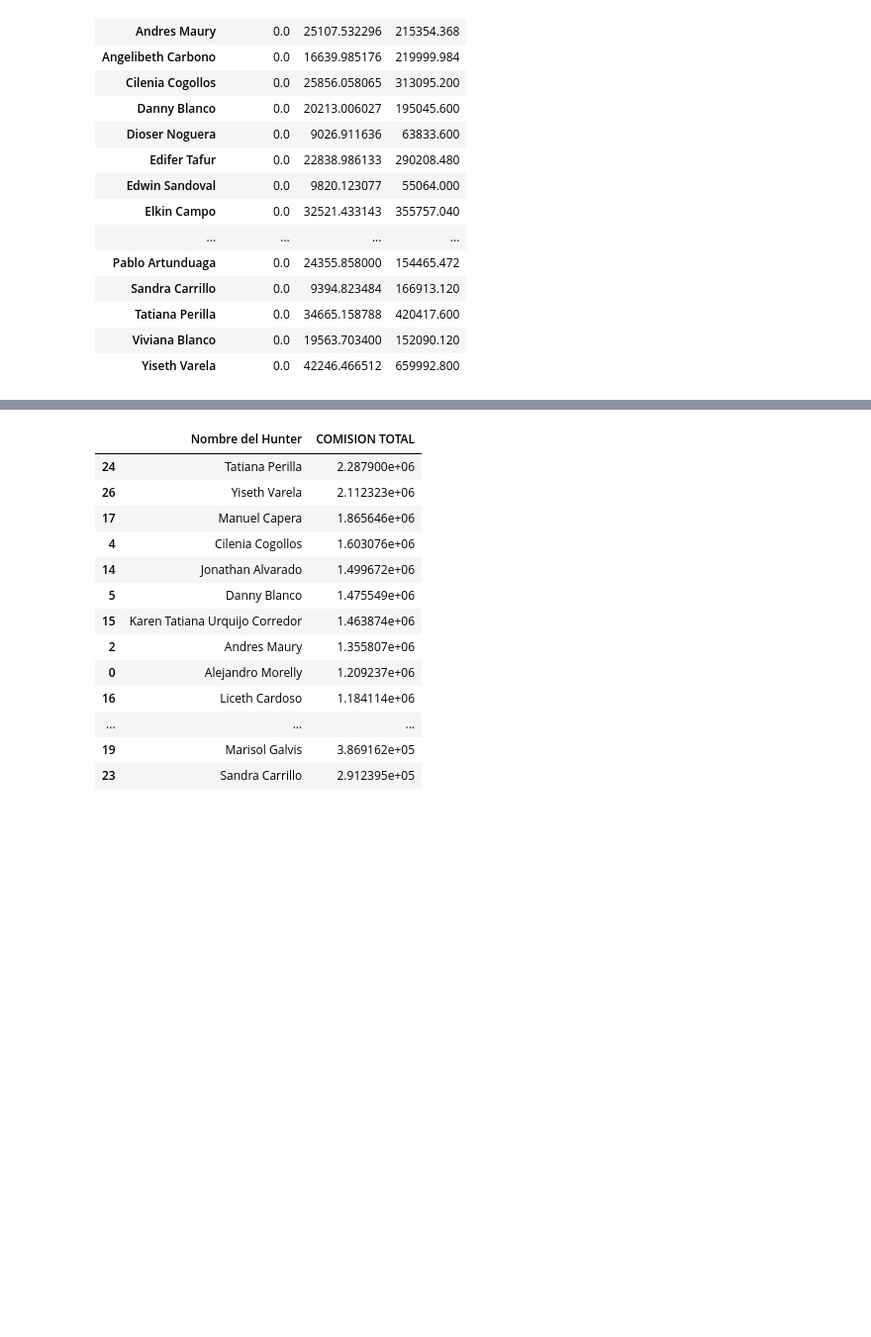
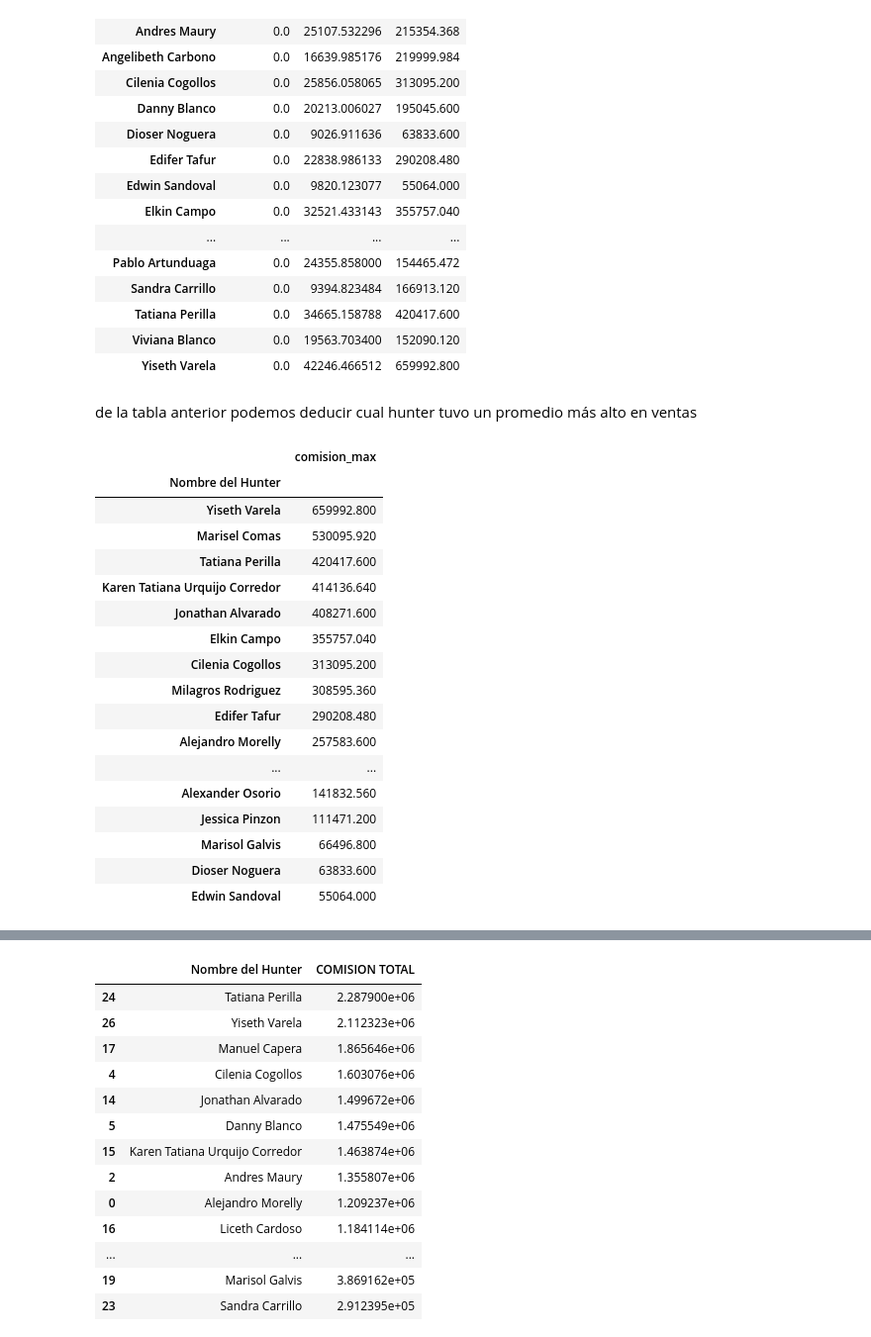
Before and after one commit to AndersonDGueC/data_science_proyects, a Jupyter notebook: frubana/prueba_fruber.ipynb, the cells around one changed output, grey strips where cells are left out. Shown at 99% size. Saved outputs shown, nothing was run; the diff lists cells and outputs as text; code cells hidden in the pictures; blank space fills up the shorter version.

```diff
--- a/frubana/prueba_fruber.ipynb
+++ b/frubana/prueba_fruber.ipynb
@@ -304,3 +304,27 @@ sumary_com_hunt
 | Tatiana Perilla | 0.0 | 34665.158788 | 420417.600 |
 | Viviana Blanco | 0.0 | 19563.703400 | 152090.120 |
 | Yiseth Varela | 0.0 | 42246.466512 | 659992.800 |
+# %% [markdown]
+de la tabla anterior podemos deducir cual hunter tuvo un promedio más alto en ventas
+# %%
+sumary_com_hunt_max=pd.DataFrame({'comision_max':sumary_com_hunt[('COMISION','max')]})
+sumary_com_hunt_max.sort_values(by='comision_max', ascending=False)
+# %% [output]
+|  | comision_max |
+| Nombre del Hunter |  |
+| Yiseth Varela | 659992.800 |
+| Marisel Comas | 530095.920 |
+| Tatiana Perilla | 420417.600 |
+| Karen Tatiana Urquijo Corredor | 414136.640 |
+| Jonathan Alvarado | 408271.600 |
+| Elkin Campo | 355757.040 |
+| Cilenia Cogollos | 313095.200 |
+| Milagros Rodriguez | 308595.360 |
+| Edifer Tafur | 290208.480 |
+| Alejandro Morelly | 257583.600 |
+| ... | ... |
+| Alexander Osorio | 141832.560 |
+| Jessica Pinzon | 111471.200 |
+| Marisol Galvis | 66496.800 |
+| Dioser Noguera | 63833.600 |
+| Edwin Sandoval | 55064.000 |
```
Also changed, not shown: parts of 8 cells of this notebook.
